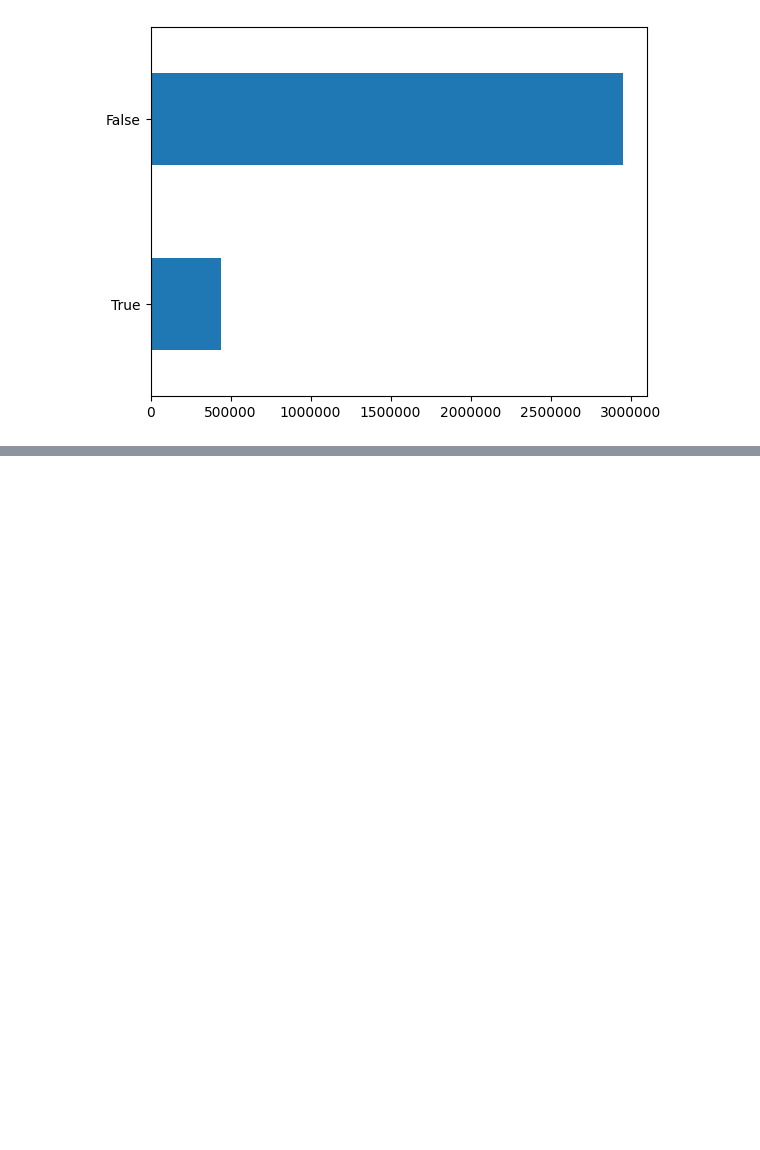
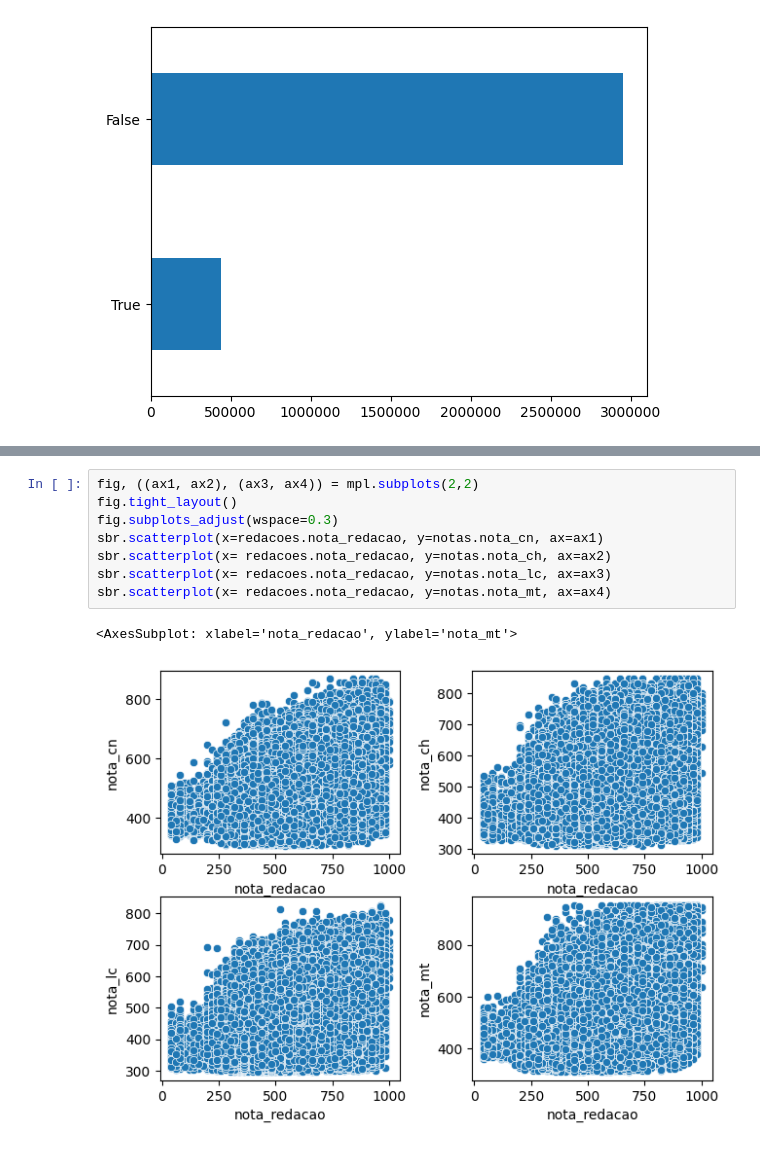
Before and after one commit to rafaeltorres2022/pyspark-enem-project, a Jupyter notebook: analise_dados.ipynb, the cells around one changed output, grey strips where cells are left out. Saved outputs shown, nothing was run; the diff lists cells and outputs as text; blank space fills up the shorter version.

```diff
--- a/analise_dados.ipynb
+++ b/analise_dados.ipynb
@@ -224,0 +278,11 @@ dtype: int64
+# %%
+fig, ((ax1, ax2), (ax3, ax4)) = mpl.subplots(2,2)
+fig.tight_layout()
+fig.subplots_adjust(wspace=0.3)
+sbr.scatterplot(x=redacoes.nota_redacao, y=notas.nota_cn, ax=ax1)
+sbr.scatterplot(x= redacoes.nota_redacao, y=notas.nota_ch, ax=ax2)
+sbr.scatterplot(x= redacoes.nota_redacao, y=notas.nota_lc, ax=ax3)
+sbr.scatterplot(x= redacoes.nota_redacao, y=notas.nota_mt, ax=ax4)
+# %% [output]
+<AxesSubplot: xlabel='nota_redacao', ylabel='nota_mt'>
+[figure, added]
```
Also changed, not shown: parts of 13 cells of this notebook.
